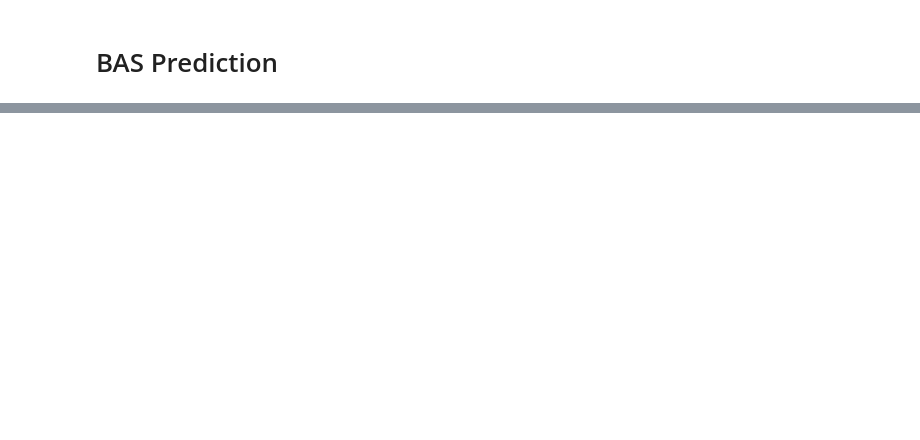
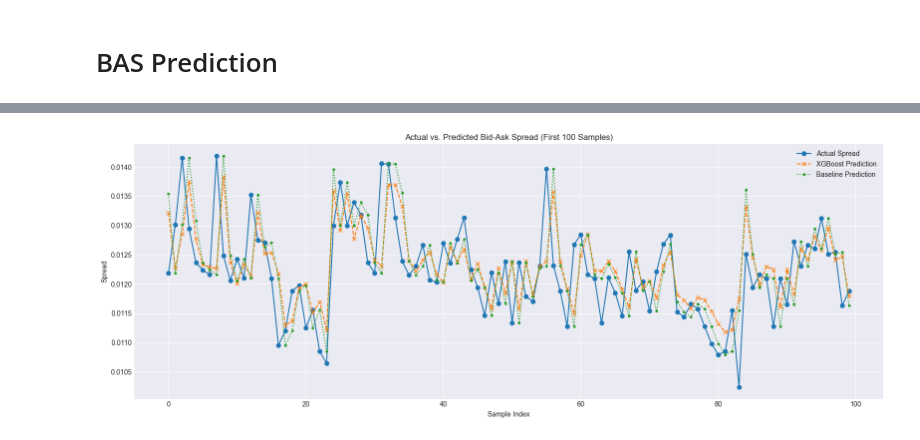
Before and after one commit to mofrui/volatility-analysis, a Jupyter notebook: research/BAS Prediction.ipynb, the cells around one changed output, grey strips where cells are left out. Saved outputs shown, nothing was run; the diff lists cells and outputs as text; code cells hidden in the pictures; blank space fills up the shorter version.

```diff
--- a/research/BAS Prediction.ipynb
+++ b/research/BAS Prediction.ipynb
@@ -860,0 +608,8 @@ plt.show()
+# %%
+# XGBoost predictions
+y_pred_best = best_model.predict(X_test_final)
+
+# Actual values
+y_true = y_test_final
+
+baseline_pred = X_test['bid_ask_spread'].values
@@ -860,0 +650,22 @@ plt.show()
+# %%
+import matplotlib.pyplot as plt
+
+# Slice the first 500 samples
+n = 100
+y_true_500 = y_true.values[:n]
+y_pred_best_500 = y_pred_best[:n]
+baseline_pred_500 = baseline_pred[:n]
+
+plt.figure(figsize=(16, 6))
+plt.plot(y_true_500, label='Actual Spread', marker='o')
+plt.plot(y_pred_best_500, label='XGBoost Prediction', marker='x', linestyle='--')
+plt.plot(baseline_pred_500, label='Baseline Prediction', marker='.', linestyle=':')
+plt.title('Actual vs. Predicted Bid-Ask Spread (First 100 Samples)')
+plt.xlabel('Sample Index')
+plt.ylabel('Spread')
+plt.legend()
+plt.grid(True)
+plt.tight_layout()
+plt.show()
+# %% [output]
+[figure, added]
```
Also changed, not shown: parts of 25 cells of this notebook.
